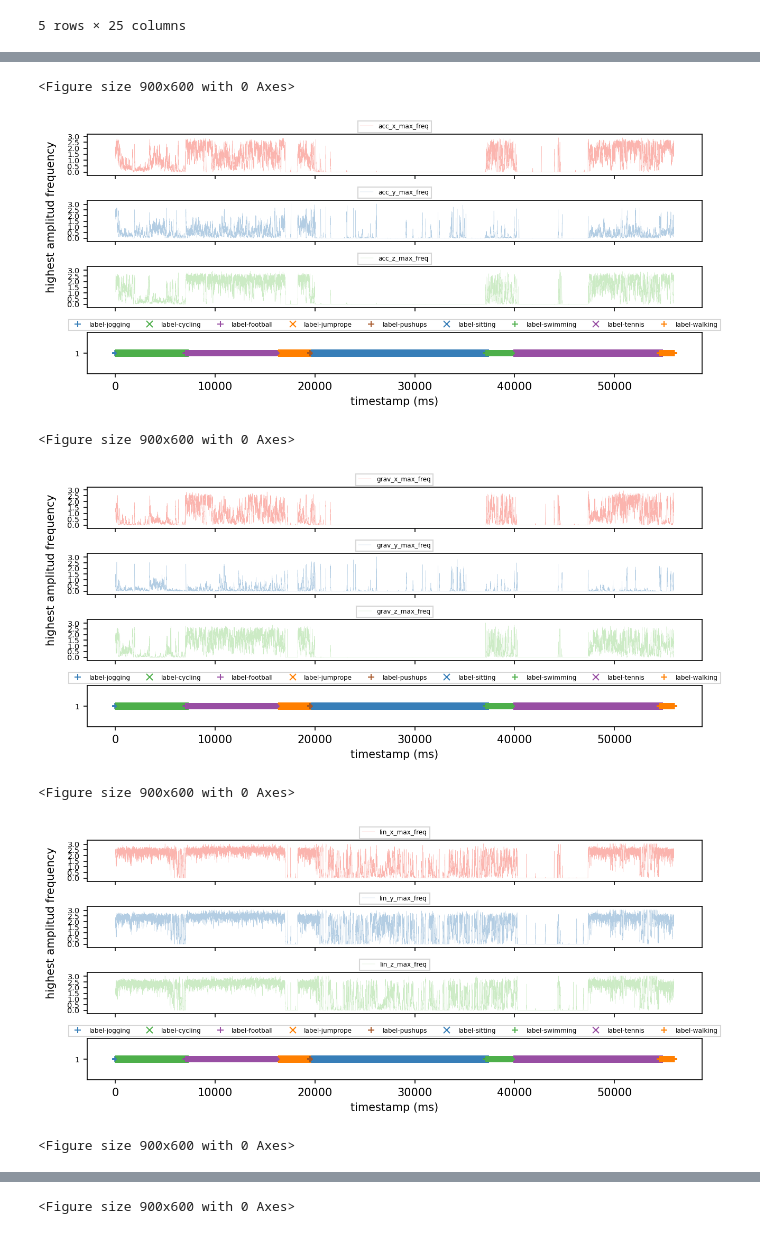
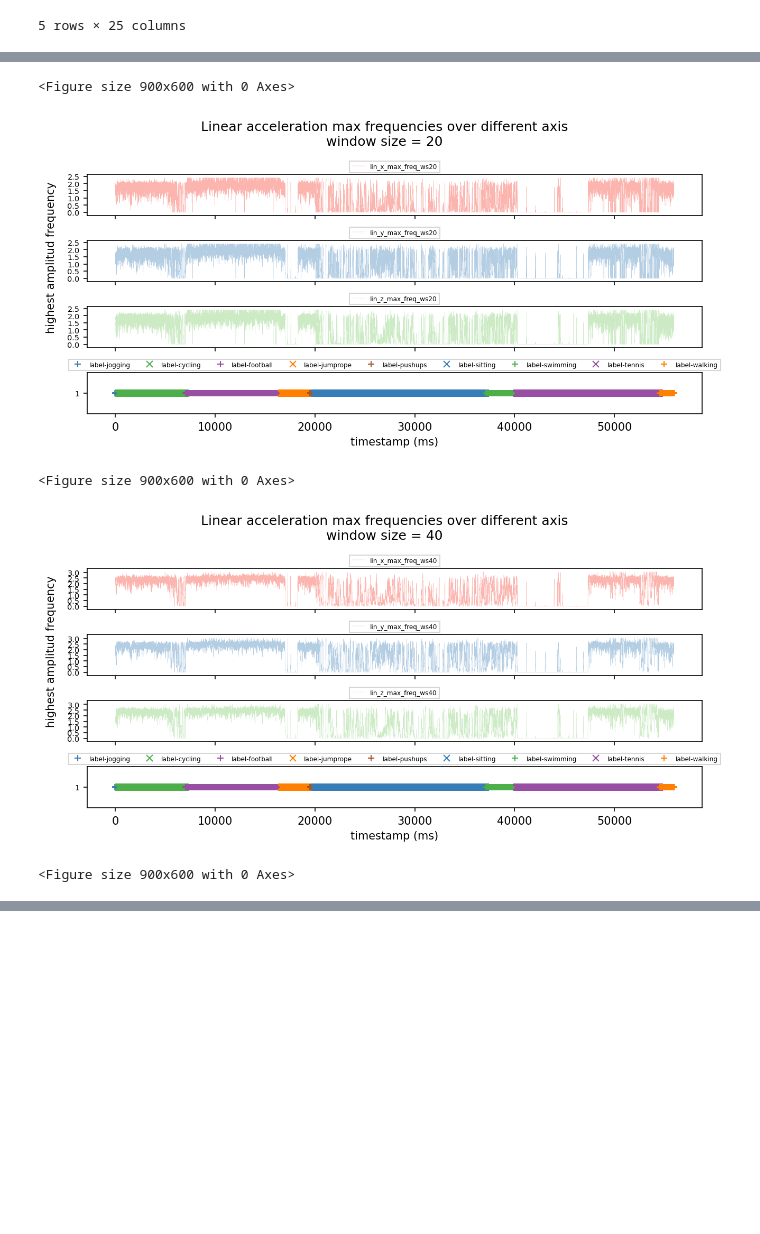
Before and after one commit to nedimazar/MLQS-G91-A1, a Jupyter notebook: src/A3_ch4.ipynb, the cells around one changed output, grey strips where cells are left out. Drawn from its saved outputs; the diff is of its cells as text; code cells hidden in the pictures; blank space fills up the shorter version.

```diff
--- a/src/A3_ch4.ipynb
+++ b/src/A3_ch4.ipynb
@@ -19,8 +19,8 @@ def plot_frequencies(data_table, columns, match='like', display='line',size='',t
     f.set_figwidth(10)
 
     if title != '':
-        f.suptitle(title)
-
+        f.suptitle(title,y=1.05)
+        f.set
     # x-axis as time
     # xfmt = md.DateFormatter('%H:%M')
 
@@ -114,9 +113,6 @@ print("ws= ",ws)
 # %% [output]
 fs=  2.0
 ws=  20
-# %%
-fs = float(4)
-ws = 40
 # %%
 dataset.head()
 # %% [output]
@@ -128,20 +124,24 @@ dataset.head()
 | 4 | 4 | -2.32960 | 22.6611 | 21.1600 | 8.37730 | -2.77790 | -4.27480 | 1.3718 | 25.8676 | 28.1546 | ... | ... |
 5 rows × 25 columns
 # %%
-dataset = FreqAbs.abstract_frequency(dataset, ['acc_x'], ws, fs)
-dataset = FreqAbs.abstract_frequency(dataset, ['acc_y'], ws, fs)
-dataset = FreqAbs.abstract_frequency(dataset, ['acc_z'], ws, fs)
-
-dataset = FreqAbs.abstract_frequency(dataset, ['grav_x'], ws, fs)
-dataset = FreqAbs.abstract_frequency(dataset, ['grav_y'], ws, fs)
-dataset = FreqAbs.abstract_frequency(dataset, ['grav_z'], ws, fs)
-
+ws = 20
 dataset = FreqAbs.abstract_frequency(dataset, ['lin_x'], ws, fs)
 dataset = FreqAbs.abstract_frequency(dataset, ['lin_y'], ws, fs)
 dataset = FreqAbs.abstract_frequency(dataset, ['lin_z'], ws, fs)
 
-dataset = FreqAbs.abstract_frequency(dataset, ['gyr_x'], ws, fs)
-dataset = FreqAbs.abstract_frequency(dataset, ['gyr_y'], ws, fs)
-dataset = FreqAbs.abstract_frequency(dataset, ['gyr_z'], ws, fs)
+dataset = dataset.rename(columns={"lin_x_max_freq": "lin_x_max_freq_ws20"})
+dataset = dataset.rename(columns={"lin_y_max_freq": "lin_y_max_freq_ws20"})
+dataset = dataset.rename(columns={"lin_z_max_freq": "lin_z_max_freq_ws20"})
+
+ws = 40
+dataset = FreqAbs.abstract_frequency(dataset, ['lin_x'], ws, fs)
+dataset = FreqAbs.abstract_frequency(dataset, ['lin_y'], ws, fs)
+dataset = FreqAbs.abstract_frequency(dataset, ['lin_z'], ws, fs)
+
+dataset = dataset.rename(columns={"lin_x_max_freq": "lin_x_max_freq_ws40"})
+dataset = dataset.rename(columns={"lin_y_max_freq": "lin_y_max_freq_ws40"})
+dataset = dataset.rename(columns={"lin_z_max_freq": "lin_z_max_freq_ws40"})
 # %%
 dataset = dataset[dataset.columns.drop(list(dataset.filter(regex='Hz_ws')))]
+dataset = dataset[dataset.columns.drop(list(dataset.filter(regex='_pse')))]
+dataset = dataset[dataset.columns.drop(list(dataset.filter(regex='_weighted')))]
@@ -169,16 +150,12 @@ Index(['Unnamed: 0', 'acc_x', 'acc_y', 'acc_z', 'grav_x', 'grav_y', 'grav_z',
 # %%
 %matplotlib inline
 plt.rcParams['figure.dpi'] = 150
-# plot_frequencies(dataset, ['acc_x_max_freq', 'acc_y_max_freq', 'acc_z_max_freq'], ['like','like', 'like'], ['line','line', 'line'],title="")
-plot_frequencies(dataset, ['acc_x_max_freq', 'acc_y_max_freq', 'acc_z_max_freq','label-'], ['like','like', 'like', 'like'], ['line','line', 'line', 'points'],title="")
-plot_frequencies(dataset, ['grav_x_max_freq', 'grav_y_max_freq', 'grav_z_max_freq','label-'], ['like','like', 'like', 'like'], ['line','line', 'line', 'points'],title="")
-plot_frequencies(dataset, ['lin_x_max_freq', 'lin_y_max_freq', 'lin_z_max_freq','label-'], ['like','like', 'like', 'like'], ['line','line', 'line', 'points'],title="")
-plot_frequencies(dataset, ['gyr_x_max_freq', 'gyr_y_max_freq', 'gyr_z_max_freq','label-'], ['like','like', 'like', 'like'], ['line','line', 'line', 'points'],title="")
+
+plot_frequencies(dataset, ['lin_x_max_freq_ws20', 'lin_y_max_freq_ws20', 'lin_z_max_freq_ws20','label-'], ['like','like', 'like', 'like'], ['line','line', 'line', 'points'],title="Linear acceleration max frequencies over different axis\nwindow size = 20")
+plot_frequencies(dataset, ['lin_x_max_freq_ws40', 'lin_y_max_freq_ws40', 'lin_z_max_freq_ws40','label-'], ['like','like', 'like', 'like'], ['line','line', 'line', 'points'],title="Linear acceleration max frequencies over different axis\nwindow size = 40")
 # %% [output]
 <Figure size 900x600 with 0 Axes>
-[figure, old version]
+[figure, new version]
 <Figure size 900x600 with 0 Axes>
-[figure, old version]
+[figure, new version]
 <Figure size 900x600 with 0 Axes>
-[figure, removed]
-<Figure size 900x600 with 0 Axes>
@@ -186 +161,0 @@ plot_frequencies(dataset, ['gyr_x_max_freq', 'gyr_y_max_freq', 'gyr_z_max_freq',
-<Figure size 900x600 with 0 Axes>
```
Also changed, not shown: parts of 7 cells of this notebook.
